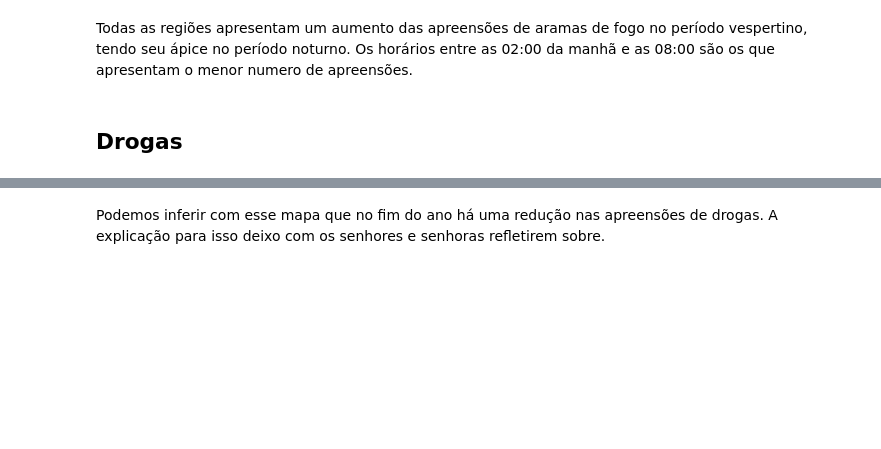
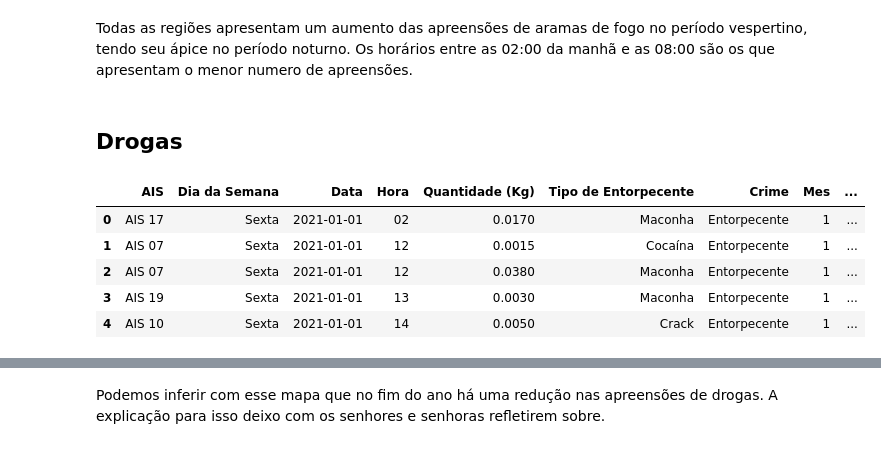
Before and after one commit to ronaldolg26/seguranca_publica_ce, a Jupyter notebook: Segurança_Pública_CE.ipynb, the cells around one changed output, grey strips where cells are left out. Drawn from its saved outputs; the diff is of its cells as text; code cells hidden in the pictures; blank space fills up the shorter version.

```diff
--- a/Segurança_Pública_CE.ipynb
+++ b/Segurança_Pública_CE.ipynb
@@ -281,2 +292,9 @@ Todas as regiões apresentam um aumento das apreensões de aramas de fogo no per
 # %%
-df_droga
+df_droga.head()
+# %% [output]
+|  | AIS | Dia da Semana | Data | Hora | Quantidade (Kg) | Tipo de Entorpecente | Crime | Mes | ... |
+| 0 | AIS 17 | Sexta | 2021-01-01 | 02 | 0.0170 | Maconha | Entorpecente | 1 | ... |
+| 1 | AIS 07 | Sexta | 2021-01-01 | 12 | 0.0015 | Cocaína | Entorpecente | 1 | ... |
+| 2 | AIS 07 | Sexta | 2021-01-01 | 12 | 0.0380 | Maconha | Entorpecente | 1 | ... |
+| 3 | AIS 19 | Sexta | 2021-01-01 | 13 | 0.0030 | Maconha | Entorpecente | 1 | ... |
+| 4 | AIS 10 | Sexta | 2021-01-01 | 14 | 0.0050 | Crack | Entorpecente | 1 | ... |
```
Also changed, not shown: parts of 75 cells of this notebook.
